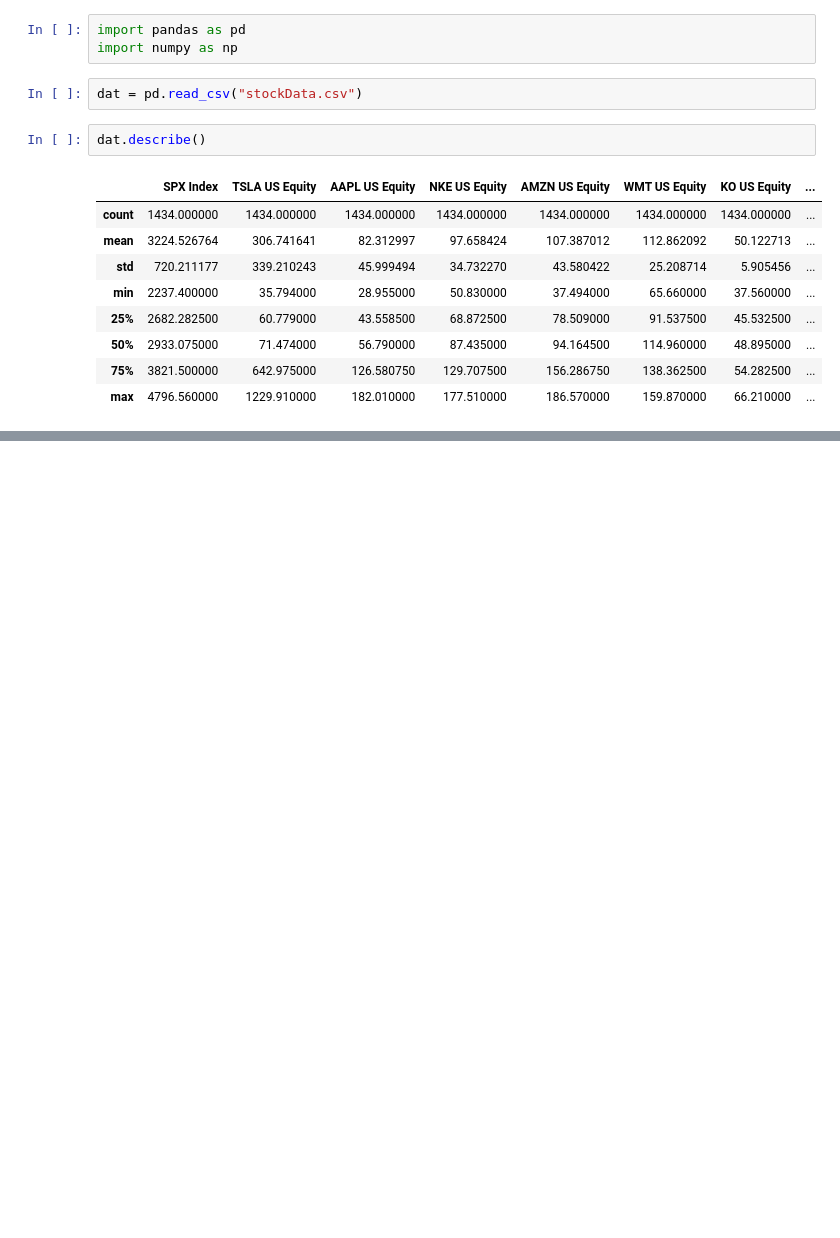
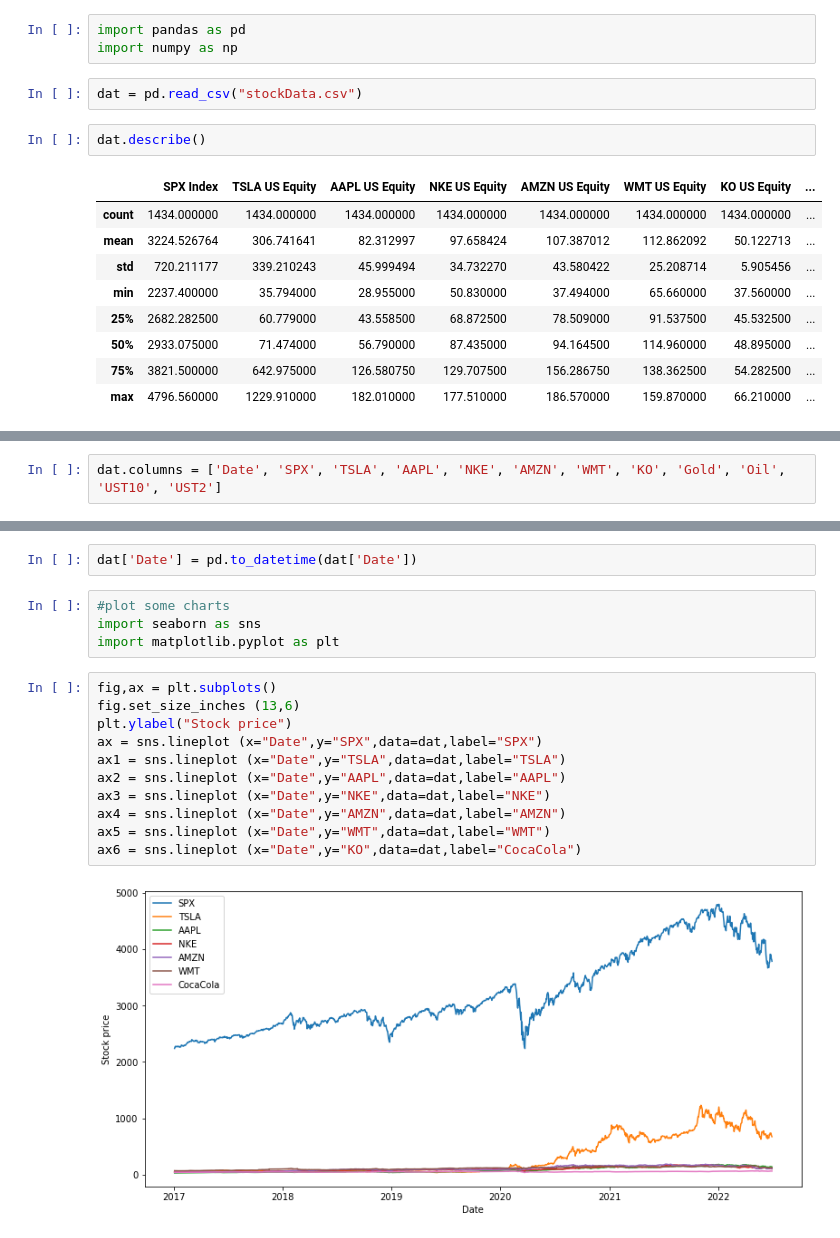
Before and after one commit to EthanBerlant/Jedha_Final_Project, a Jupyter notebook: TimeSeriesAnalysis.ipynb, the cells around one changed output, grey strips where cells are left out. Drawn from its saved outputs; the diff is of its cells as text; blank space fills up the shorter version.

Commit message:
added some charts

```diff
--- a/TimeSeriesAnalysis.ipynb
+++ b/TimeSeriesAnalysis.ipynb
@@ -17,0 +27,2 @@ dat.describe()
+# %%
+dat.columns = ['Date', 'SPX', 'TSLA', 'AAPL', 'NKE', 'AMZN', 'WMT', 'KO', 'Gold', 'Oil', 'UST10', 'UST2']
@@ -17,0 +54,19 @@ dat.describe()
+# %%
+dat['Date'] = pd.to_datetime(dat['Date'])
+# %%
+#plot some charts
+import seaborn as sns
+import matplotlib.pyplot as plt
+# %%
+fig,ax = plt.subplots()
+fig.set_size_inches (13,6)
+plt.ylabel("Stock price")
+ax = sns.lineplot (x="Date",y="SPX",data=dat,label="SPX")
+ax1 = sns.lineplot (x="Date",y="TSLA",data=dat,label="TSLA")
+ax2 = sns.lineplot (x="Date",y="AAPL",data=dat,label="AAPL")
+ax3 = sns.lineplot (x="Date",y="NKE",data=dat,label="NKE")
+ax4 = sns.lineplot (x="Date",y="AMZN",data=dat,label="AMZN")
+ax5 = sns.lineplot (x="Date",y="WMT",data=dat,label="WMT")
+ax6 = sns.lineplot (x="Date",y="KO",data=dat,label="CocaCola")
+# %% [output]
+[figure, added]
```
Also changed, not shown: parts of 4 cells of this notebook.
